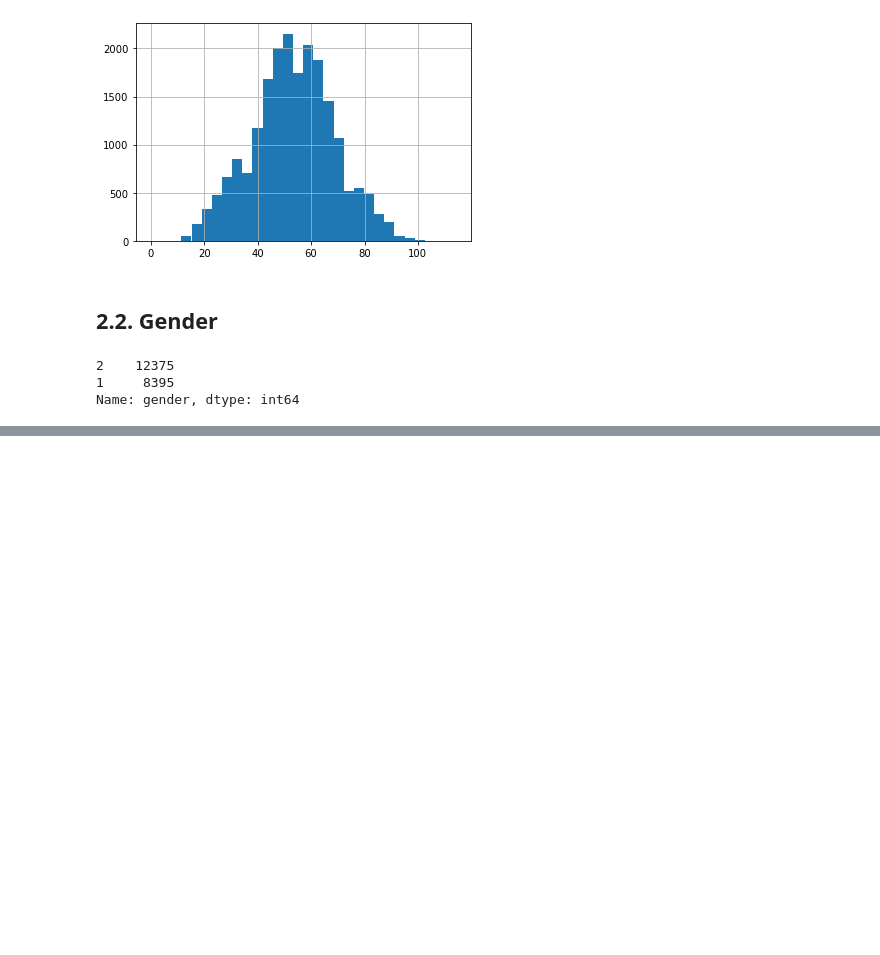
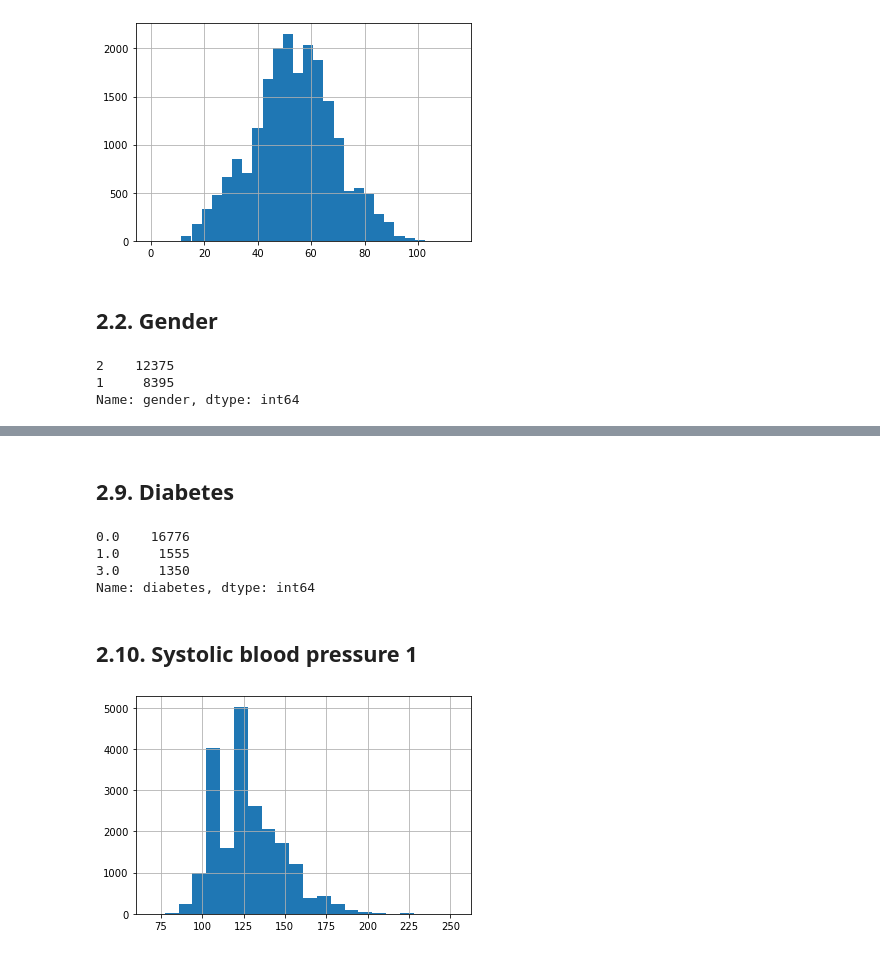
Before and after one commit to CodyCan/High-Blood-Pressure-Analysis, a Jupyter notebook: code/01_EDA_Cleaning.ipynb, the cells around one changed output, grey strips where cells are left out. Cells and saved outputs as stored; diff of their text form; code cells hidden in the pictures; blank space fills up the shorter version.

```diff
--- a/code/01_EDA_Cleaning.ipynb
+++ b/code/01_EDA_Cleaning.ipynb
@@ -110,0 +216,9 @@ Name: gender, dtype: int64
+# %% [markdown]
+## 2.9. Diabetes
+# %%
+hbp["diabetes"].value_counts()
+# %% [output]
+0.0    16776
+1.0     1555
+3.0     1350
+Name: diabetes, dtype: int64
@@ -110,0 +230,7 @@ Name: gender, dtype: int64
+# %% [markdown]
+## 2.10. Systolic blood pressure 1
+# %%
+hbp["systolic_blood_pressure_1"].hist(bins=22);
+#look reasonable
+# %% [output]
+[figure, added]
```
Also changed, not shown: parts of 38 cells of this notebook.
